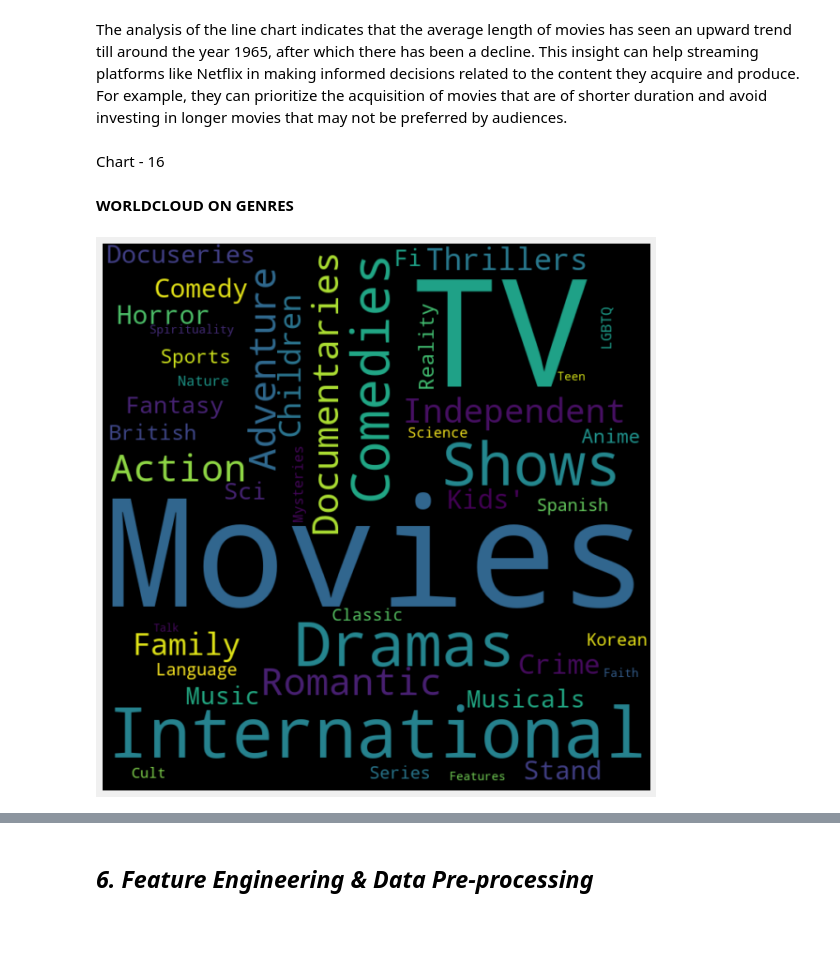
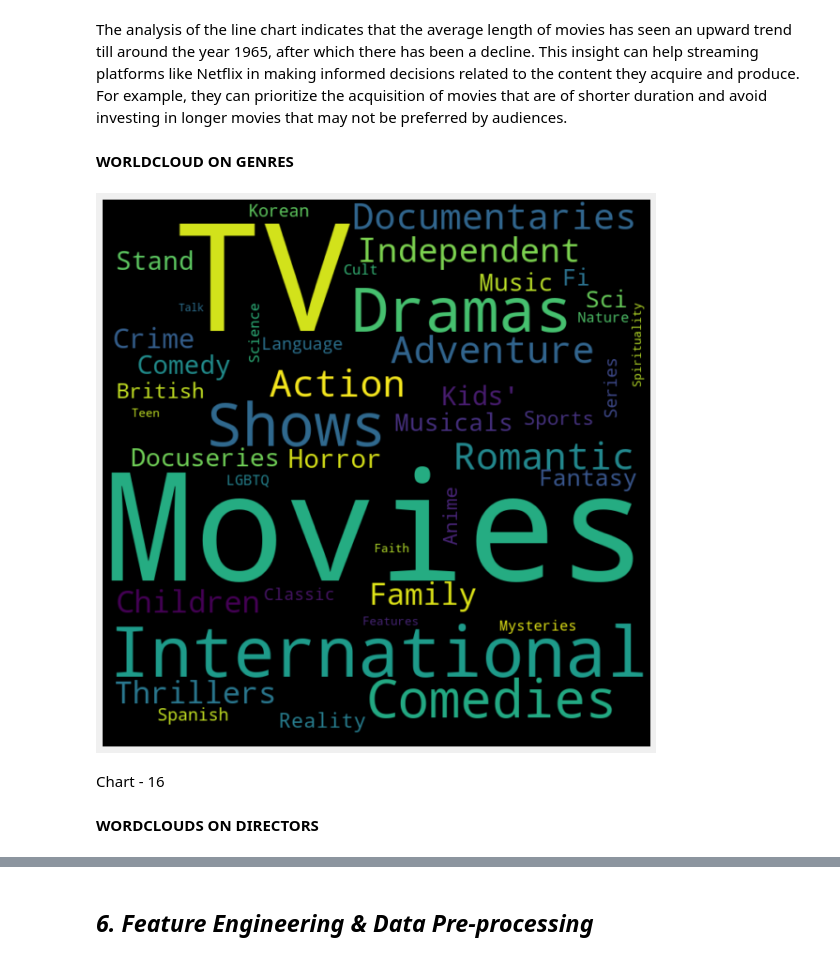
Before and after one commit to thepankaj018/Netflix-Movies-TV-Shows-Clustering, a Jupyter notebook: Netflix_Movies_and_TV_Shows_Clustering.ipynb, the cells around one changed output, grey strips where cells are left out. Drawn from its saved outputs; the diff is of its cells as text; code cells hidden in the pictures; blank space fills up the shorter version.

```diff
--- a/Netflix_Movies_and_TV_Shows_Clustering.ipynb
+++ b/Netflix_Movies_and_TV_Shows_Clustering.ipynb
@@ -980,21 +980,23 @@ I have used line chart because line chart is useful in showing overall treand.
 ##### 2. What is/are the insight(s) found from the chart?
 # %% [markdown]
 The analysis of the line chart indicates that the average length of movies has seen an upward trend till around the year 1965, after which there has been a decline. This insight can help streaming platforms like Netflix in making informed decisions related to the content they acquire and produce. For example, they can prioritize the acquisition of movies that are of shorter duration and avoid investing in longer movies that may not be preferred by audiences.
-# %% [markdown]
-Chart - 16
 # %% [markdown]
 **WORLDCLOUD ON GENRES**
 # %%
 from wordcloud import WordCloud
 # %%
 # creating the text variable
-text = " ".join(genres for genres in df.listed_in)
+text = " ".join(items for items in df.listed_in)
 # Creating word_cloud with text as argument in .generate() method
 word_cloud1 = WordCloud(collocations = False,width = 700, height = 700).generate(text)
 # Display the generated Word Cloud
 plt.figure(figsize = (10,10), facecolor = None)
 plt.imshow(word_cloud1, interpolation='bilinear')
 plt.axis("off")
 plt.show()
 # %% [output]
-[figure, old version]
+[figure, new version]
+# %% [markdown]
+Chart - 16
+# %% [markdown]
+**WORDCLOUDS ON DIRECTORS**
```
Also changed, not shown: parts of 43 cells of this notebook.
